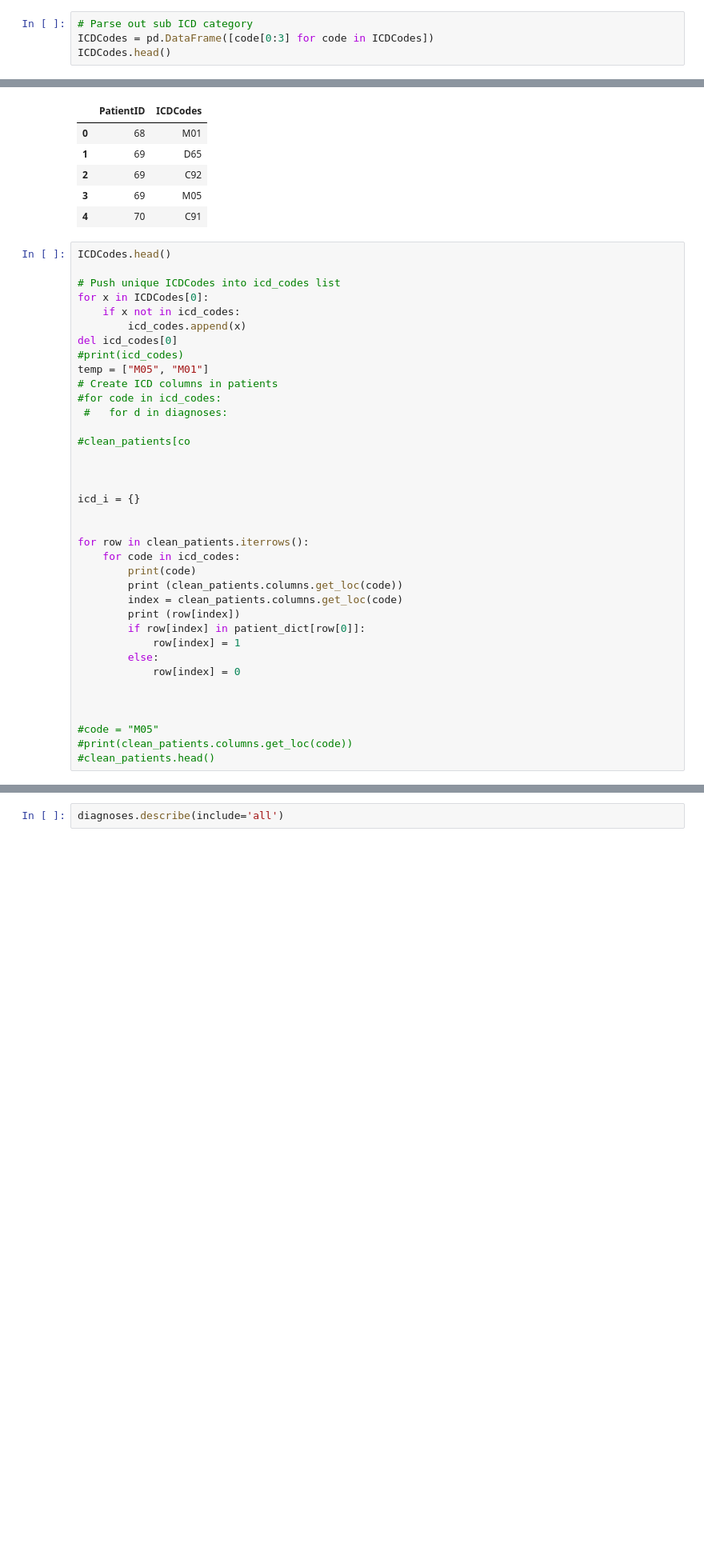
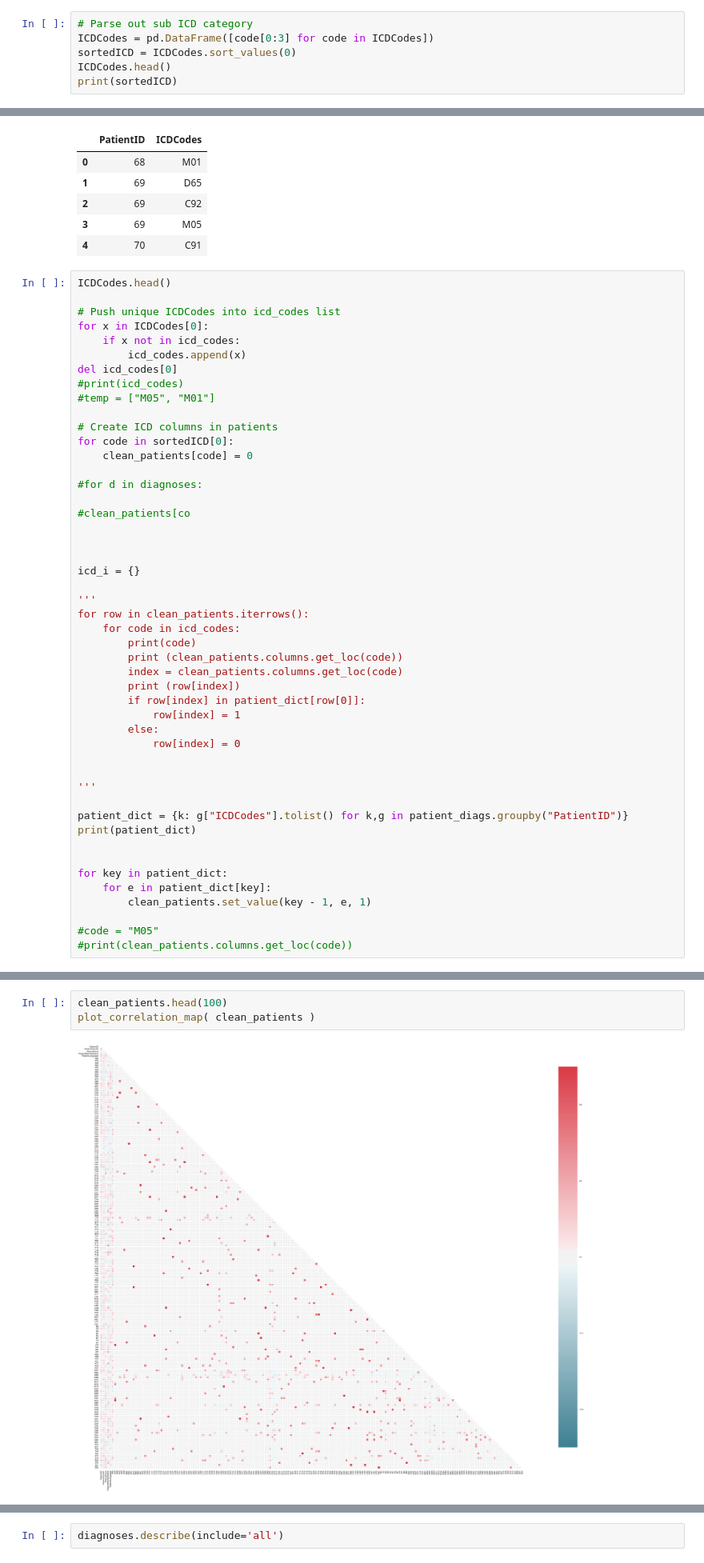
Before and after one commit to Bowiemb/demos, a Jupyter notebook: Virtual Patient Data Analysis Demo.ipynb, the cells around one changed output, grey strips where cells are left out. Shown at 80% size. Cells and saved outputs as stored; diff of their text form; blank space fills up the shorter version.

```diff
--- a/Virtual Patient Data Analysis Demo.ipynb
+++ b/Virtual Patient Data Analysis Demo.ipynb
@@ -390,5 +494,7 @@ Name: PrimaryDiagnosisCode, dtype: object
 # %%
 # Parse out sub ICD category
 ICDCodes = pd.DataFrame([code[0:3] for code in ICDCodes])
+sortedICD = ICDCodes.sort_values(0)
 ICDCodes.head()
+print(sortedICD)
 # %% [output]
@@ -414,10 +549,13 @@ for x in ICDCodes[0]:
         icd_codes.append(x)
 del icd_codes[0]
 #print(icd_codes)
-temp = ["M05", "M01"]
+#temp = ["M05", "M01"]
+
 # Create ICD columns in patients
-#for code in icd_codes:
- #   for d in diagnoses:
+for code in sortedICD[0]:
+    clean_patients[code] = 0
+
+#for d in diagnoses:
 
 #clean_patients[co
 
@@ -425,7 +563,7 @@ temp = ["M05", "M01"]
 
 icd_i = {}
 
-
+'''
 for row in clean_patients.iterrows():
     for code in icd_codes:
         print(code)
@@ -438,8 +576,16 @@ for row in clean_patients.iterrows():
             row[index] = 0
 
 
+'''
+
+patient_dict = {k: g["ICDCodes"].tolist() for k,g in patient_diags.groupby("PatientID")}
+print(patient_dict)
+
+
+for key in patient_dict:
+    for e in patient_dict[key]:
+        clean_patients.set_value(key - 1, e, 1)
 
 #code = "M05"
 #print(clean_patients.columns.get_loc(code))
-#clean_patients.head()
 # %% [output]
@@ -450,2 +593,7 @@ IndexError: tuple index out of range
+# %%
+clean_patients.head(100)
+plot_correlation_map( clean_patients )
+# %% [output]
+[figure, added]
 # %%
 #for index, row in df.iterrows():
```
Also changed, not shown: parts of 20 cells of this notebook.
